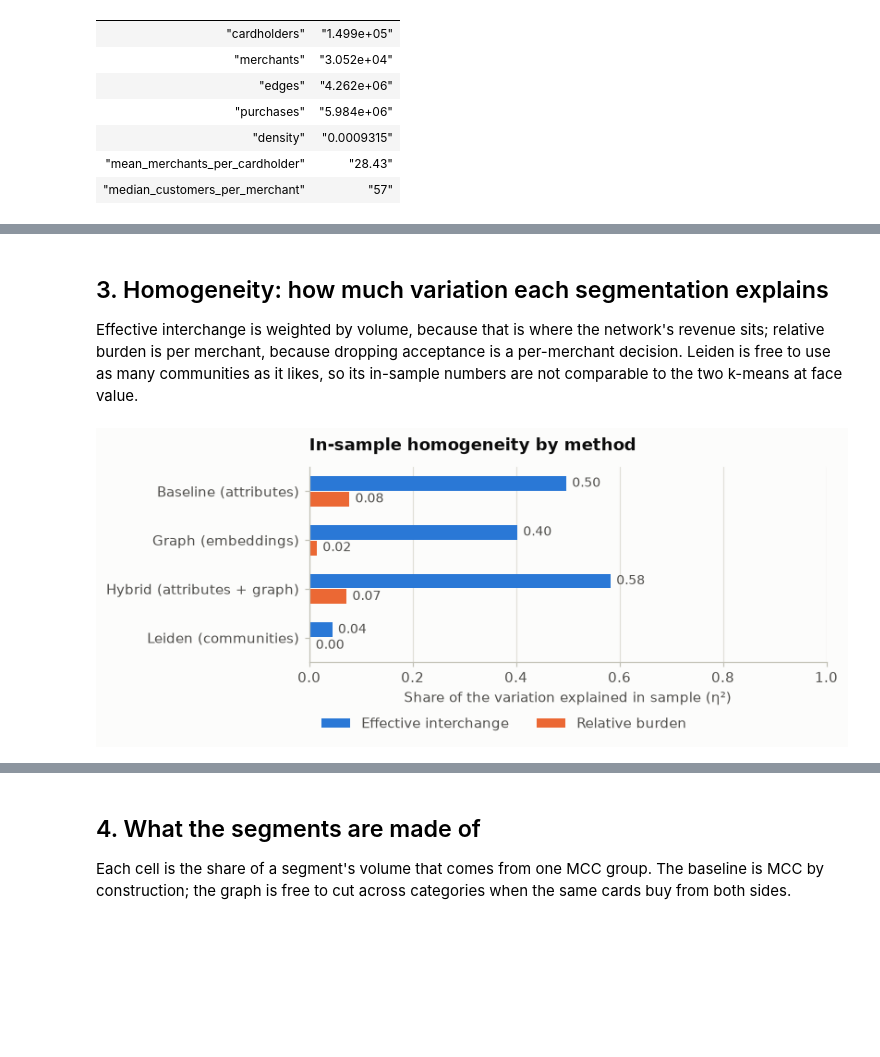
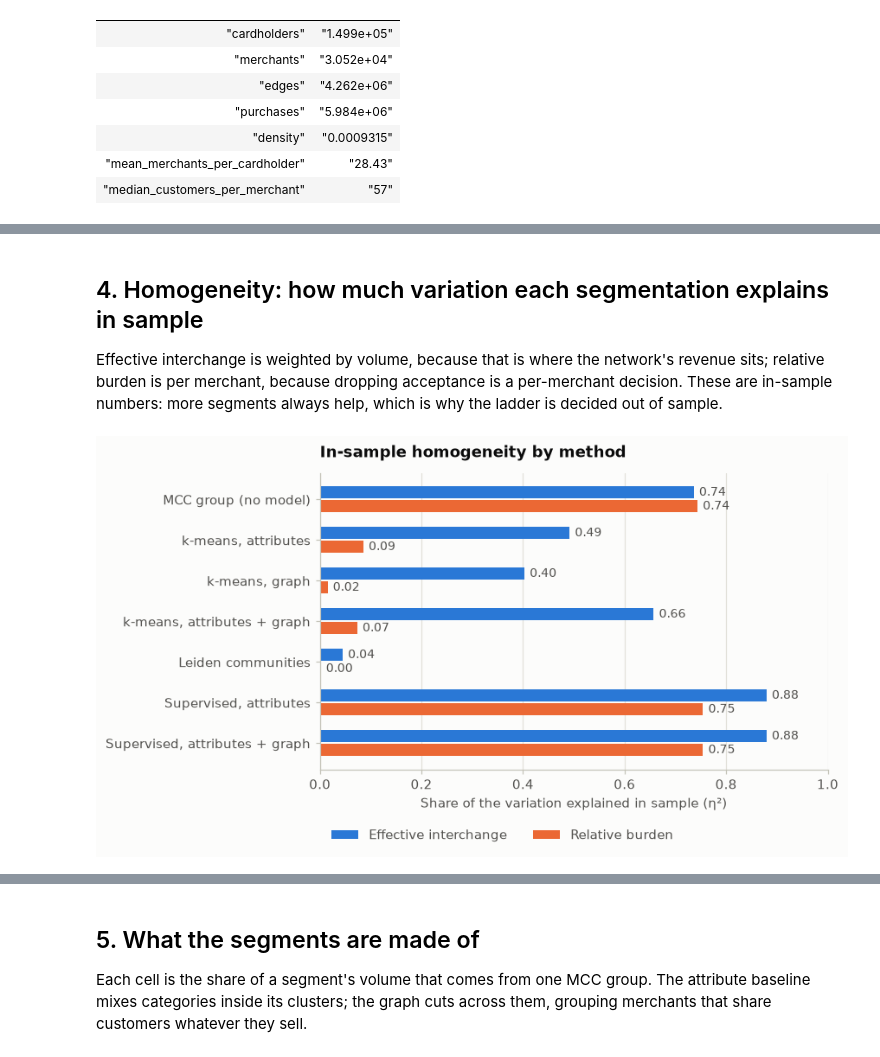
Before and after one commit to dansaavedra1103/interchange-pricing-simulator, a Jupyter notebook: notebooks/03_segmentation_comparison.ipynb, the cells around one changed output, grey strips where cells are left out. Cells and saved outputs as stored; diff of their text form; code cells hidden in the pictures; blank space fills up the shorter version.

```diff
--- a/notebooks/03_segmentation_comparison.ipynb
+++ b/notebooks/03_segmentation_comparison.ipynb
@@ -31,18 +28,27 @@ import polars.selectors as cs
 from matplotlib.colors import LinearSegmentedColormap
 from matplotlib.ticker import PercentFormatter
 
-from ips.graph.baseline_kmeans import feature_matrix
+from ips.graph.baseline_kmeans import BENCHMARK, feature_matrix
 from ips.graph.clustering import cluster_merchants, combine_spaces
-from ips.graph.evaluate import out_of_sample, verdict
-from ips.graph.pipeline import BASELINE, GRAPH, HYBRID, LEIDEN, run_segmentation
+from ips.graph.evaluate import marginal_verdict, out_of_sample
+from ips.graph.pipeline import (
+    BASELINE,
+    GRAPH,
+    HYBRID,
+    LEIDEN,
+    SUPERVISED,
+    SUPERVISED_GRAPH,
+    run_segmentation,
+)
+from ips.graph.supervised import fit_supervised
 from ips.utils.config import load_config
 
 pl.Config.set_thousands_separator(",")
 pl.Config.set_tbl_hide_dataframe_shape(True)
 pl.Config.set_tbl_rows(20)
-pl.Config.set_tbl_width_chars(180)
+pl.Config.set_tbl_width_chars(190)
 pl.Config.set_tbl_cols(14)
-pl.Config.set_fmt_str_lengths(60)
+pl.Config.set_fmt_str_lengths(90)
 start = time.perf_counter()
 cfg = load_config()
 # %% [markdown]
@@ -286,41 +328,34 @@ sweep.pivot(on="method", index="k", values="burden_r2_oos").sort("k").with_colum
 # %% [markdown]
-## 3. Homogeneity: how much variation each segmentation explains
+## 4. Homogeneity: how much variation each segmentation explains in sample
 
-Effective interchange is weighted by volume, because that is where the network's revenue
-sits; relative burden is per merchant, because dropping acceptance is a per-merchant
-decision. Leiden is free to use as many communities as it likes, so its in-sample numbers are
-not comparable to the two k-means at face value.
+Effective interchange is weighted by volume, because that is where the network's revenue sits;
+relative burden is per merchant, because dropping acceptance is a per-merchant decision. These
+are in-sample numbers: more segments always help, which is why the ladder is decided
+out of sample.
 # %%
 metrics = [("eta2_interchange", "Effective interchange"), ("eta2_burden", "Relative burden")]
 methods = comparison["method"].to_list()
-y = np.arange(len(methods))
-fig, ax = plt.subplots(figsize=(7.5, 3.4))
+positions = np.arange(len(methods))
+fig, ax = plt.subplots(figsize=(8, 4.6))
 for i, (column, label) in enumerate(metrics):
     bars = ax.barh(
-        y + (i - 0.5) * 0.32, comparison[column], height=0.3, color=SERIES[i], label=label
+        positions + (i - 0.5) * 0.34, comparison[column], height=0.3, color=SERIES[i], label=label
     )
     ax.bar_label(
-        bars, labels=[f"{v:.2f}" for v in comparison[column]], padding=4, color=INK_2, fontsize=9
+        bars,
+        labels=[f"{v:.2f}" for v in comparison[column]],
+        padding=4,
+        color=INK_2,
+        fontsize=9,
     )
-ax.set_yticks(y, [METHOD_LABEL[m] for m in methods])
+ax.set_yticks(positions, [METHOD_LABEL[m] for m in methods])
 ax.invert_yaxis()
 ax.set_xlim(0, 1)
 ax.grid(axis="y", visible=False)
 ax.set_xlabel("Share of the variation explained in sample (η²)")
 ax.set_title("In-sample homogeneity by method")
-ax.legend(loc="upper left", bbox_to_anchor=(0, -0.22), ncol=2)
+ax.legend(loc="upper left", bbox_to_anchor=(0, -0.16), ncol=2)
 fig.tight_layout()
 plt.show()
-comparison.select(
-    pl.col("method").replace_strict(METHOD_LABEL).alias("method"),
-    "segments",
-    "coverage",
-    "largest_segment_share",
-    "eta2_interchange",
-    "eta2_burden",
-    "burden_r2_oos",
-    "burden_mae_ratio",
-    "burden_top_decile_lift",
-).with_columns(cs.float().round(3))
 # %% [output]
-[figure, old version]
+[figure, new version]
@@ -333,9 +362,9 @@ comparison.select(
 # %% [markdown]
-## 4. What the segments are made of
+## 5. What the segments are made of
 
-Each cell is the share of a segment's volume that comes from one MCC group. The baseline is
-MCC by construction; the graph is free to cut across categories when the same cards buy from
-both sides.
+Each cell is the share of a segment's volume that comes from one MCC group. The attribute
+baseline mixes categories inside its clusters; the graph cuts across them, grouping merchants
+that share customers whatever they sell.
 # %%
 def mix(method):
     labels = run.method(method).labels
```
Also changed, not shown: parts of 26 cells of this notebook, 13 other files.
